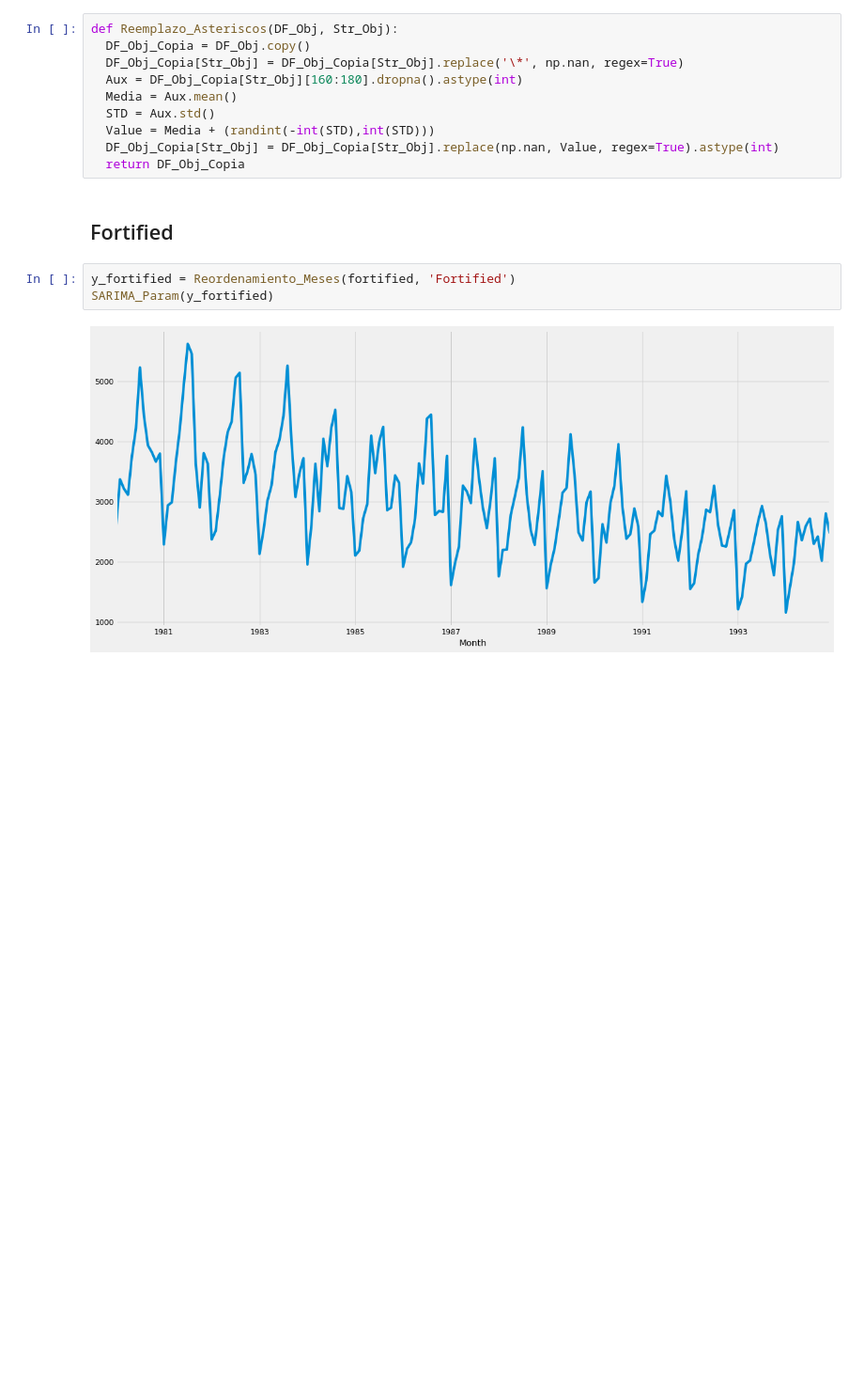
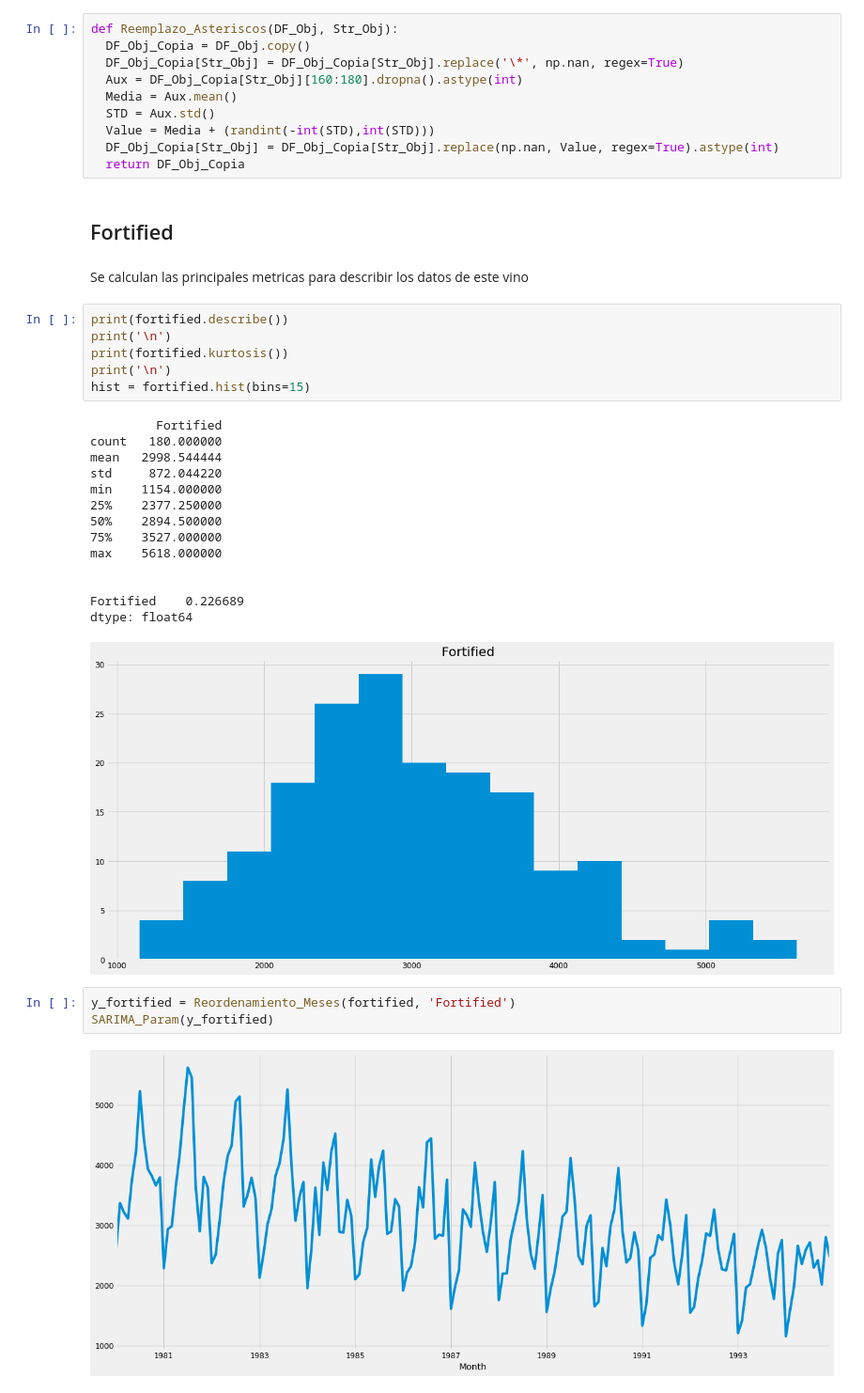
Before and after one commit to DiegoPincheiraIb/EL5206_Assignments, a Jupyter notebook: Lab_Vinos_luckas.ipynb, the cells around one changed output. Shown at 94% size. Saved outputs shown, nothing was run; the diff lists cells and outputs as text; blank space fills up the shorter version.

```diff
--- a/Lab_Vinos_luckas.ipynb
+++ b/Lab_Vinos_luckas.ipynb
@@ -161,6 +161,29 @@ def Reemplazo_Asteriscos(DF_Obj, Str_Obj):
   return DF_Obj_Copia
 # %% [markdown]
 ## Fortified
+# %% [markdown]
+Se calculan las principales metricas para describir los datos de este vino
+# %%
+print(fortified.describe())
+print('\n')
+print(fortified.kurtosis())
+print('\n')
+hist = fortified.hist(bins=15)
+# %% [output]
+         Fortified
+count   180.000000
+mean   2998.544444
+std     872.044220
+min    1154.000000
+25%    2377.250000
+50%    2894.500000
+75%    3527.000000
+max    5618.000000
+
+
+Fortified    0.226689
+dtype: float64
+[figure, added]
 # %%
 y_fortified = Reordenamiento_Meses(fortified, 'Fortified')
 SARIMA_Param(y_fortified)
```
Also changed, not shown: parts of 17 cells of this notebook.
